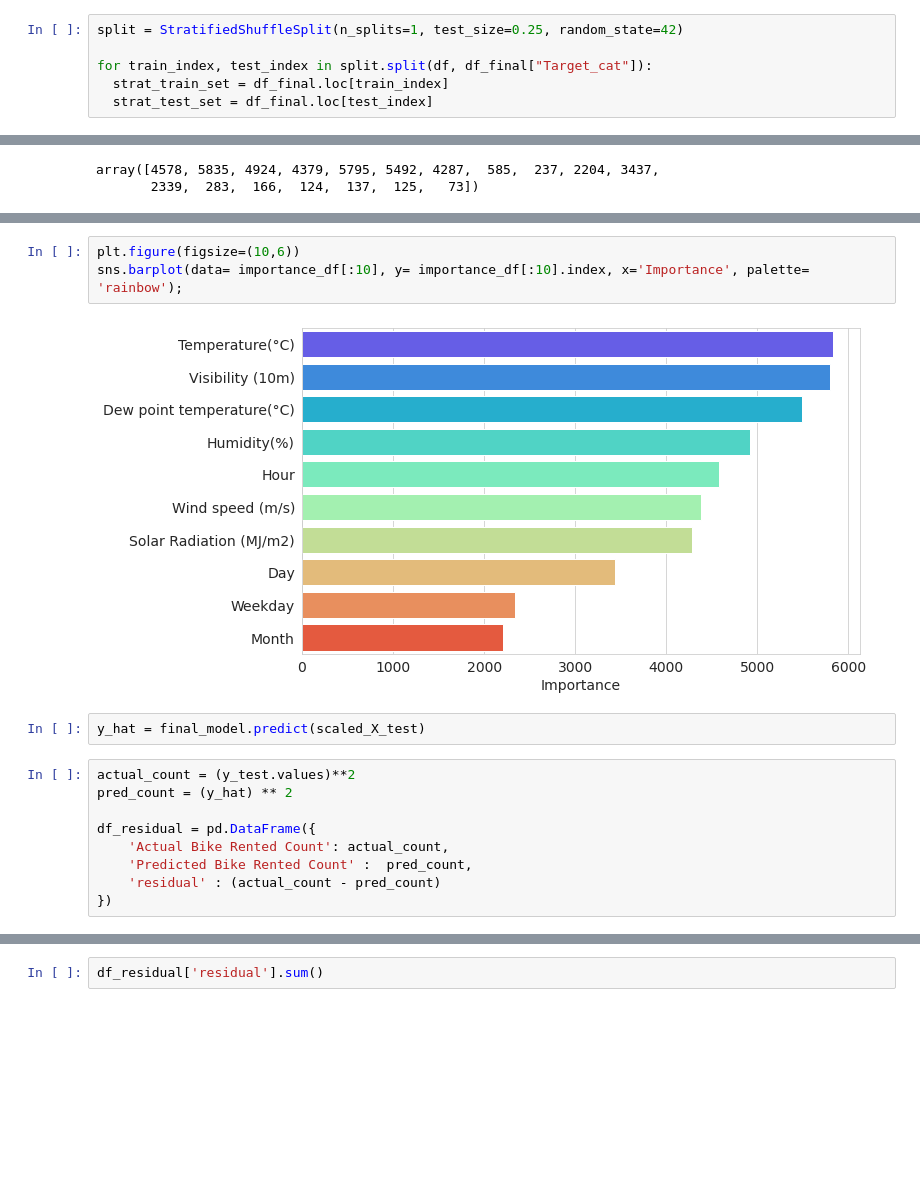
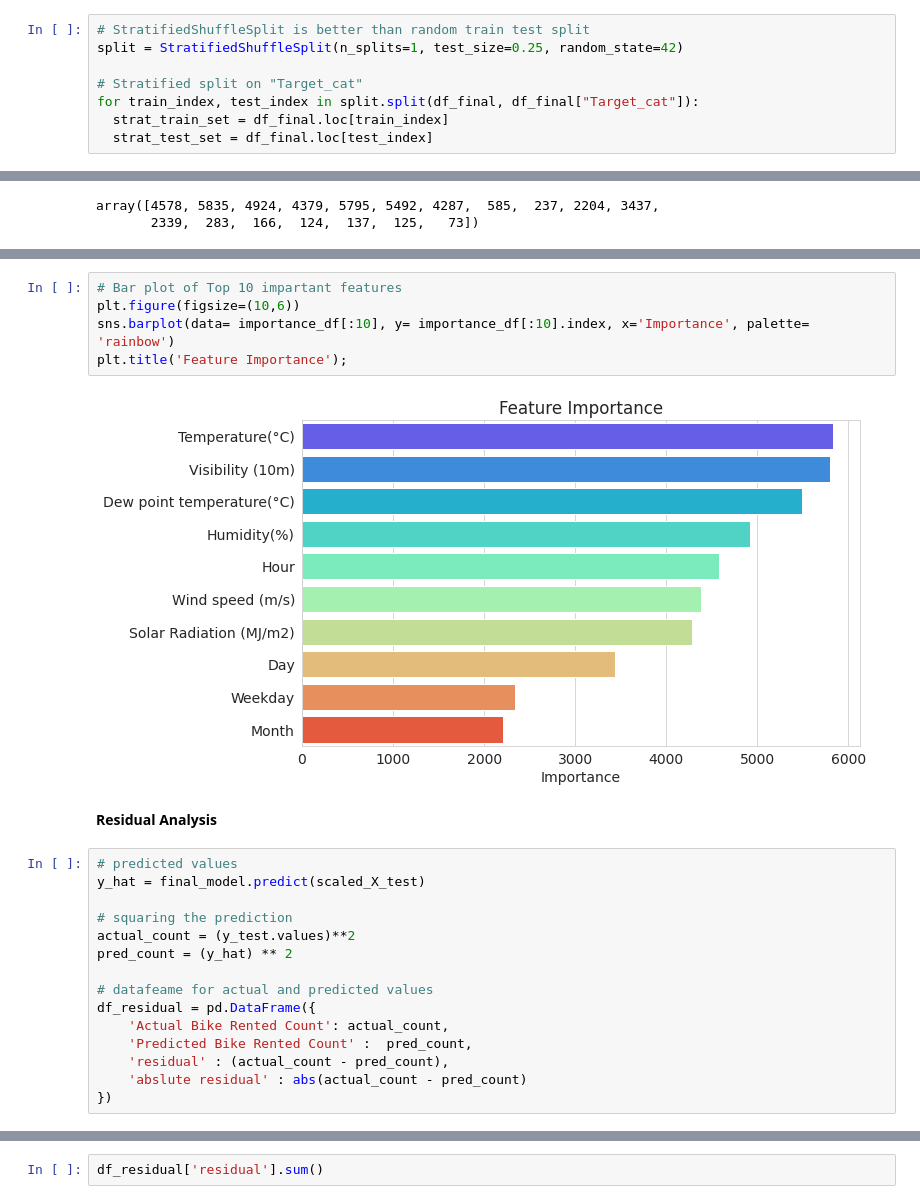
Before and after one commit to Gaurav2912/Bike-Sharing-Demand-Prediction, a Jupyter notebook: Bike_Sharing_Demand_Prediction_Capstone_Project.ipynb, the cells around one changed output, grey strips where cells are left out. Drawn from its saved outputs; the diff is of its cells as text; blank space fills up the shorter version.

```diff
--- a/Bike_Sharing_Demand_Prediction_Capstone_Project.ipynb
+++ b/Bike_Sharing_Demand_Prediction_Capstone_Project.ipynb
@@ -521,8 +611,10 @@ sns.countplot(data= df, x= df_final["Target_cat"], palette= 'winter');
 # %% [output]
 [figure]
 # %%
+# StratifiedShuffleSplit is better than random train test split
 split = StratifiedShuffleSplit(n_splits=1, test_size=0.25, random_state=42)
 
-for train_index, test_index in split.split(df, df_final["Target_cat"]):
+# Stratified split on "Target_cat"
+for train_index, test_index in split.split(df_final, df_final["Target_cat"]):
   strat_train_set = df_final.loc[train_index]
   strat_test_set = df_final.loc[test_index]
@@ -837,17 +936,25 @@ importance_df
 # %%
+# Bar plot of Top 10 impartant features
 plt.figure(figsize=(10,6))
-sns.barplot(data= importance_df[:10], y= importance_df[:10].index, x='Importance', palette= 'rainbow');
+sns.barplot(data= importance_df[:10], y= importance_df[:10].index, x='Importance', palette= 'rainbow')
+plt.title('Feature Importance');
 # %% [output]
-[figure, old version]
+[figure, new version]
-# %%
-y_hat = final_model.predict(scaled_X_test)
+# %% [markdown]
+**Residual Analysis**
 # %%
+# predicted values
+y_hat = final_model.predict(scaled_X_test)
+
+# squaring the prediction
 actual_count = (y_test.values)**2
 pred_count = (y_hat) ** 2
 
+# datafeame for actual and predicted values
 df_residual = pd.DataFrame({
     'Actual Bike Rented Count': actual_count,
     'Predicted Bike Rented Count' :  pred_count,
-    'residual' : (actual_count - pred_count)
+    'residual' : (actual_count - pred_count),
+    'abslute residual' : abs(actual_count - pred_count)
 })
 # %%
```
Also changed, not shown: parts of 66 cells of this notebook.
